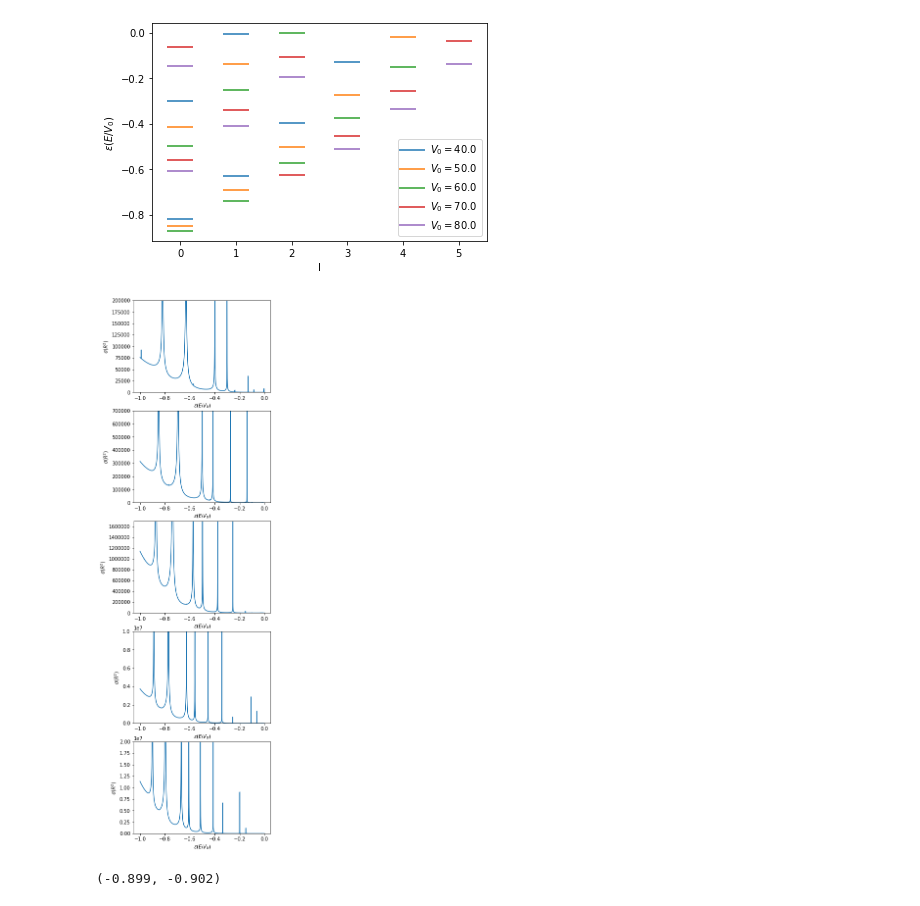
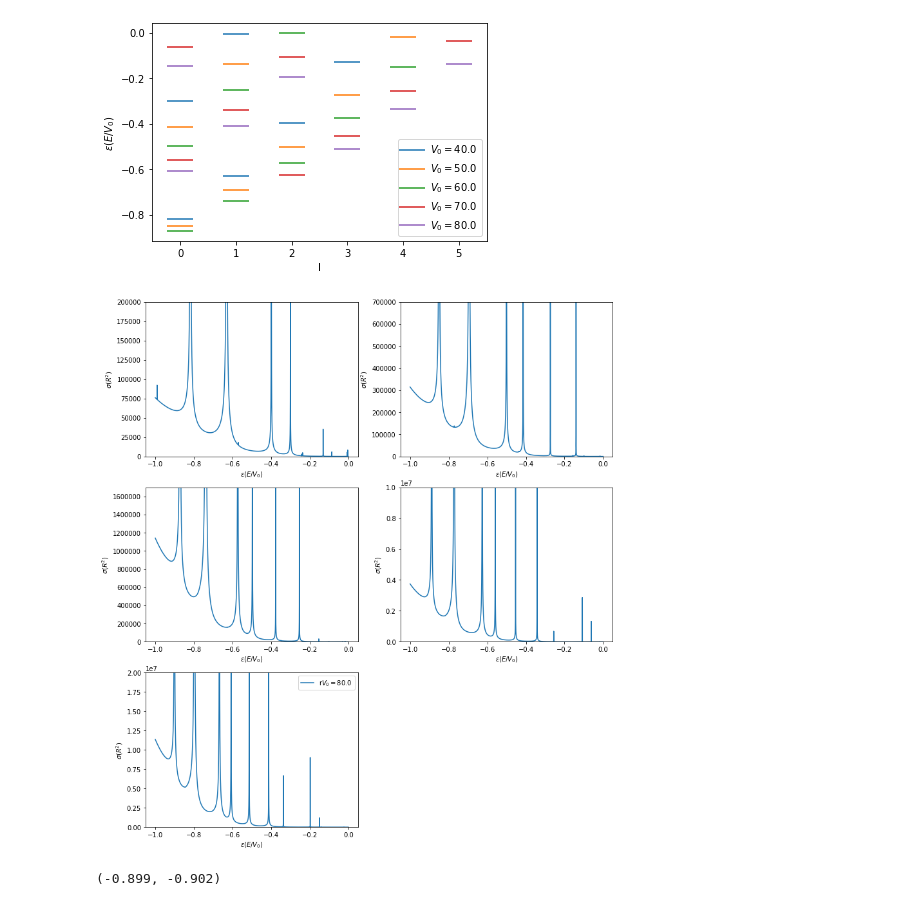
Before and after one commit to SantiagoBeltran/TareaParticulas, a Jupyter notebook: TareaParticulas.ipynb, the cells around one changed output. Drawn from its saved outputs; the diff is of its cells as text; code cells hidden in the pictures.

```diff
--- a/TareaParticulas.ipynb
+++ b/TareaParticulas.ipynb
@@ -81,17 +81,18 @@ C=np.zeros((len(rho), len(x)))
 for i in range(len(rho)):
     C[i]=sigma(x,rho[i])
 # %%
-plt.figure(figsize=(5,20))
+plt.figure(figsize=(13,15))
 limites=np.array([200000,700000,1700000,10000000,20000000])
 for i in range(len(rho)):
-    plt.subplot(len(rho),1,i+1)
-    plt.plot(x, C[i])
+    plt.subplot(3,2,i+1)
+    plt.plot(x, C[i], label="r$V_0=${}".format(round(rho[i]**2,0)))
     plt.ylim(0,limites[i])
     plt.xlabel(r"$\epsilon(E/V_0)$")
     plt.ylabel(r"$\sigma(R^2)$")
+plt.legend()
 plt.savefig("scatteringPlot.png")
 # %% [output]
-[figure, old version]
+[figure, new version]
 # %%
 plt.figure()
 x=np.arange(-0.9999,0.0,0.0001)
```
Also changed, not shown: parts of 1 cell of this notebook.
